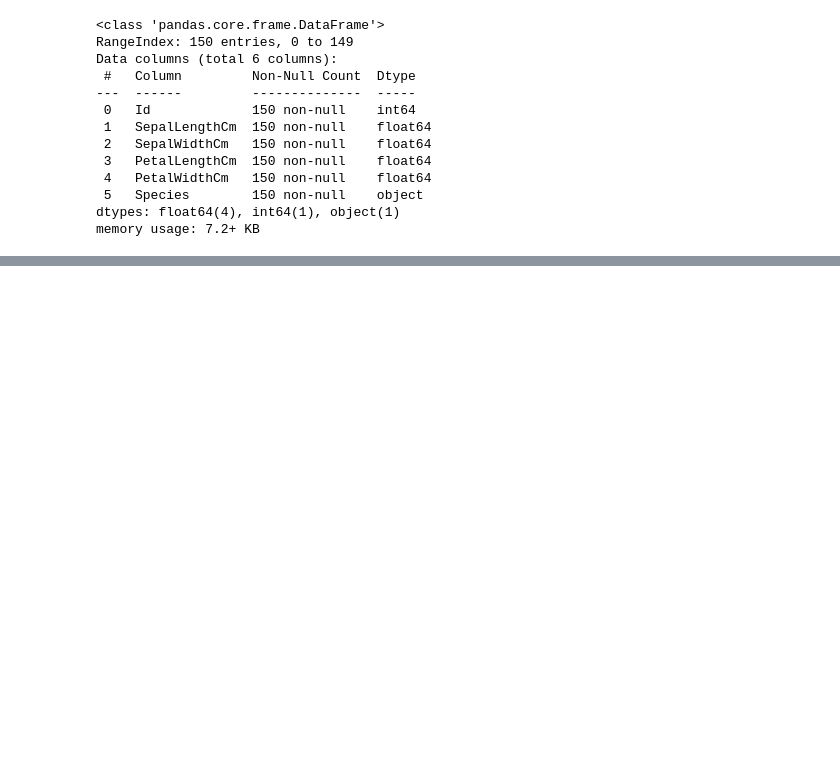
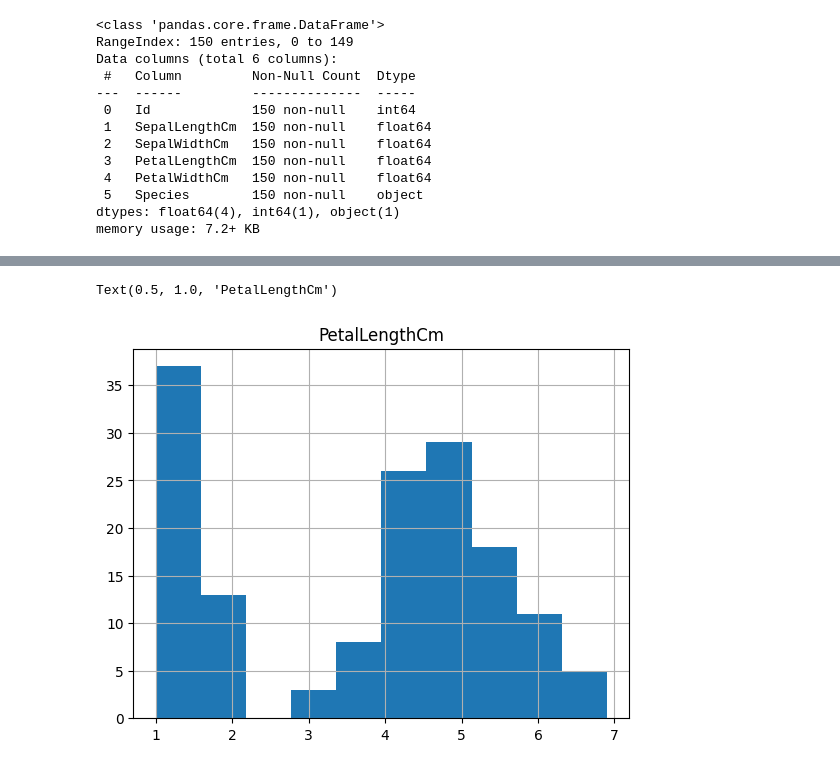
Before and after one commit to aalhadramteke/CodeAlpha_Iris-Flower-Classification, a Jupyter notebook: main.ipynb, the cells around one changed output, grey strips where cells are left out. Cells and saved outputs as stored; diff of their text form; code cells hidden in the pictures; blank space fills up the shorter version.

```diff
--- a/main.ipynb
+++ b/main.ipynb
@@ -59,0 +93,6 @@ memory usage: 7.2+ KB
+# %%
+df['PetalLengthCm'].hist()
+plt.title('PetalLengthCm')
+# %% [output]
+Text(0.5, 1.0, 'PetalLengthCm')
+[figure, added]
```
Also changed, not shown: parts of 10 cells of this notebook.
